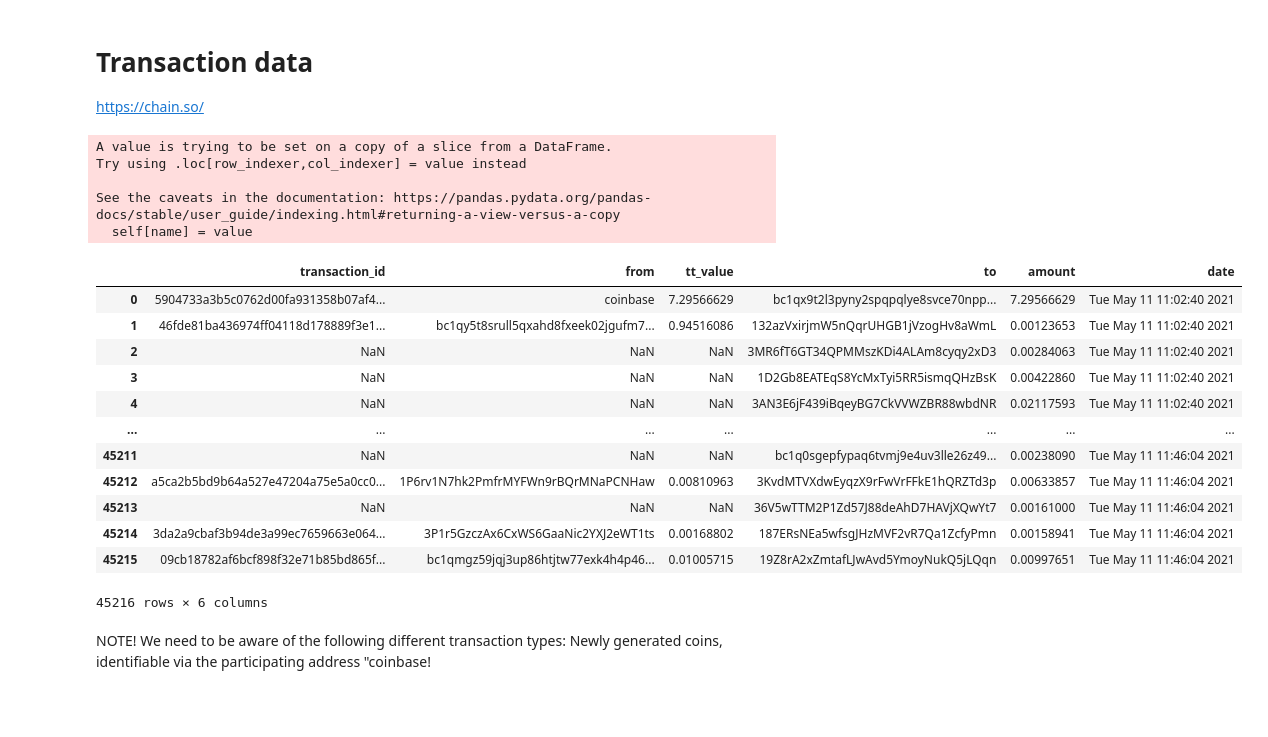
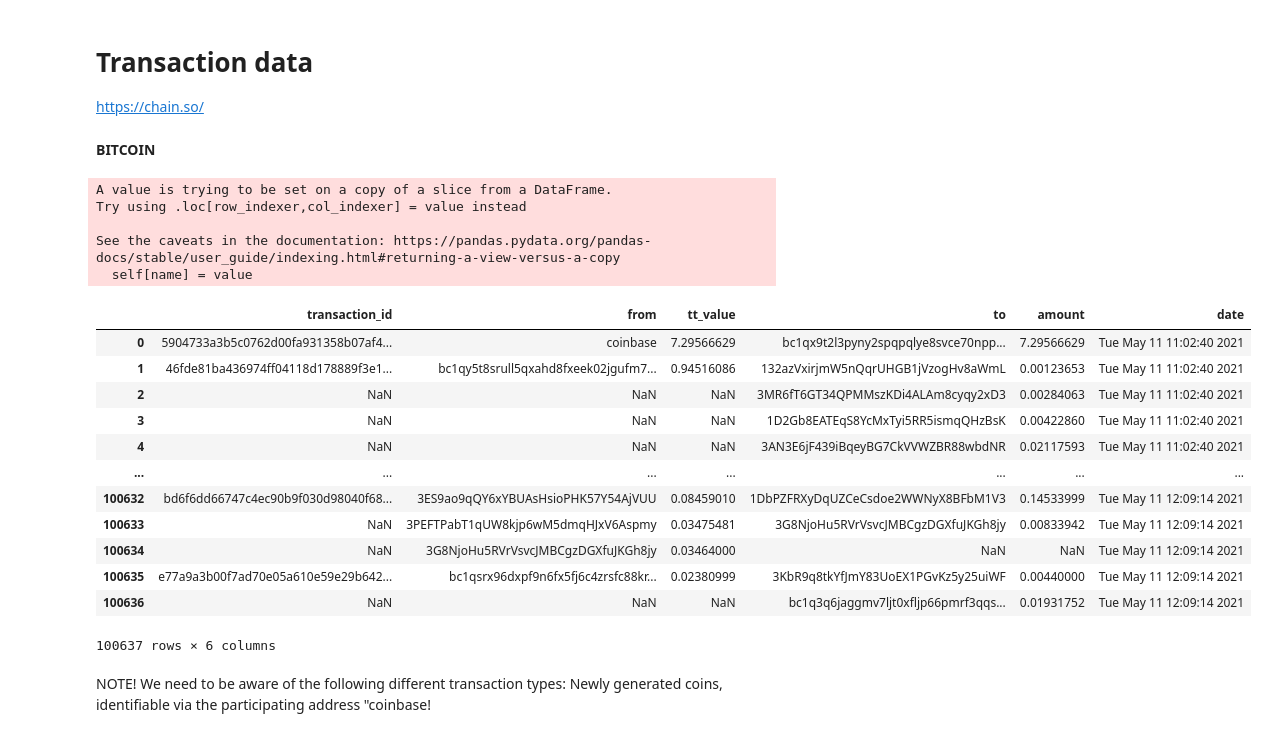
Before and after one commit to rkoprik/txs_graph, a Jupyter notebook: SoChain.ipynb, the cells around one changed output. Cells and saved outputs as stored; diff of their text form; code cells hidden in the pictures; blank space fills up the shorter version.

```diff
--- a/SoChain.ipynb
+++ b/SoChain.ipynb
@@ -5,7 +5,14 @@
 
 
 https://chain.so/
+# %% [markdown]
+**BITCOIN**
 # %%
+#####################
+###### BITCOIN ######
+#####################
+
+
 # import packages
 import requests
 import tabulate
@@ -22,7 +29,7 @@ import datetime
 block_range = list(range(683093, 683200))
 
 r1 = 0
-r2 = 4
+r2 = 10
 size_block = range(r1, r2)
 
 # transaction info
@@ -113,39 +120,40 @@ df= df_01[df_01.to != "nulldata"]
 df.reset_index(drop=True, inplace=True)
 
 
  # fill NaN with previous data for all NaN, None
 df.date = df.date.fillna(method = 'ffill')
 df = df.fillna(value=np.nan)
 
 # convert epoch time
 for each in range(len(df.date)):
   date_form.append(datetime.datetime.fromtimestamp(df.date[each]).strftime('%c'))
 
 # add date_form to df, drop old column and rename
 df['date_form'] = date_form
 df = df.drop(columns = 'date')
 df = df.rename(columns = {'date_form': 'date'}, inplace = False)
 
+df.to_csv("BTC_df.csv")
 df
 # %% [output]
 A value is trying to be set on a copy of a slice from a DataFrame.
 Try using .loc[row_indexer,col_indexer] = value instead
 
 See the caveats in the documentation: https://pandas.pydata.org/pandas-docs/stable/user_guide/indexing.html#returning-a-view-versus-a-copy
   self[name] = value
 |  | transaction_id | from | tt_value | to | amount | date |
 | 0 | 5904733a3b5c0762d00fa931358b07af4... | coinbase | 7.29566629 | bc1qx9t2l3pyny2spqpqlye8svce70npp... | 7.29566629 | Tue May 11 11:02:40 2021 |
 | 1 | 46fde81ba436974ff04118d178889f3e1... | bc1qy5t8srull5qxahd8fxeek02jgufm7... | 0.94516086 | 132azVxirjmW5nQqrUHGB1jVzogHv8aWmL | 0.00123653 | Tue May 11 11:02:40 2021 |
 | 2 | NaN | NaN | NaN | 3MR6fT6GT34QPMMszKDi4ALAm8cyqy2xD3 | 0.00284063 | Tue May 11 11:02:40 2021 |
 | 3 | NaN | NaN | NaN | 1D2Gb8EATEqS8YcMxTyi5RR5ismqQHzBsK | 0.00422860 | Tue May 11 11:02:40 2021 |
 | 4 | NaN | NaN | NaN | 3AN3E6jF439iBqeyBG7CkVVWZBR88wbdNR | 0.02117593 | Tue May 11 11:02:40 2021 |
 | ... | ... | ... | ... | ... | ... | ... |
-| 45211 | NaN | NaN | NaN | bc1q0sgepfypaq6tvmj9e4uv3lle26z49... | 0.00238090 | Tue May 11 11:46:04 2021 |
-| 45212 | a5ca2b5bd9b64a527e47204a75e5a0cc0... | 1P6rv1N7hk2PmfrMYFWn9rBQrMNaPCNHaw | 0.00810963 | 3KvdMTVXdwEyqzX9rFwVrFFkE1hQRZTd3p | 0.00633857 | Tue May 11 11:46:04 2021 |
-| 45213 | NaN | NaN | NaN | 36V5wTTM2P1Zd57J88deAhD7HAVjXQwYt7 | 0.00161000 | Tue May 11 11:46:04 2021 |
-| 45214 | 3da2a9cbaf3b94de3a99ec7659663e064... | 3P1r5GzczAx6CxWS6GaaNic2YXJ2eWT1ts | 0.00168802 | 187ERsNEa5wfsgJHzMVF2vR7Qa1ZcfyPmn | 0.00158941 | Tue May 11 11:46:04 2021 |
-| 45215 | 09cb18782af6bcf898f32e71b85bd865f... | bc1qmgz59jqj3up86htjtw77exk4h4p46... | 0.01005715 | 19Z8rA2xZmtafLJwAvd5YmoyNukQ5jLQqn | 0.00997651 | Tue May 11 11:46:04 2021 |
+| 100632 | bd6f6dd66747c4ec90b9f030d98040f68... | 3ES9ao9qQY6xYBUAsHsioPHK57Y54AjVUU | 0.08459010 | 1DbPZFRXyDqUZCeCsdoe2WWNyX8BFbM1V3 | 0.14533999 | Tue May 11 12:09:14 2021 |
+| 100633 | NaN | 3PEFTPabT1qUW8kjp6wM5dmqHJxV6Aspmy | 0.03475481 | 3G8NjoHu5RVrVsvcJMBCgzDGXfuJKGh8jy | 0.00833942 | Tue May 11 12:09:14 2021 |
+| 100634 | NaN | 3G8NjoHu5RVrVsvcJMBCgzDGXfuJKGh8jy | 0.03464000 | NaN | NaN | Tue May 11 12:09:14 2021 |
+| 100635 | e77a9a3b00f7ad70e05a610e59e29b642... | bc1qsrx96dxpf9n6fx5fj6c4zrsfc88kr... | 0.02380999 | 3KbR9q8tkYfJmY83UoEX1PGvKz5y25uiWF | 0.00440000 | Tue May 11 12:09:14 2021 |
+| 100636 | NaN | NaN | NaN | bc1q3q6jaggmv7ljt0xfljp66pmrf3qqs... | 0.01931752 | Tue May 11 12:09:14 2021 |
-45216 rows × 6 columns
+100637 rows × 6 columns
 # %% [markdown]
 NOTE!
 We need to be aware of the following different transaction types:
```
Also changed, not shown: parts of 56 cells of this notebook.
